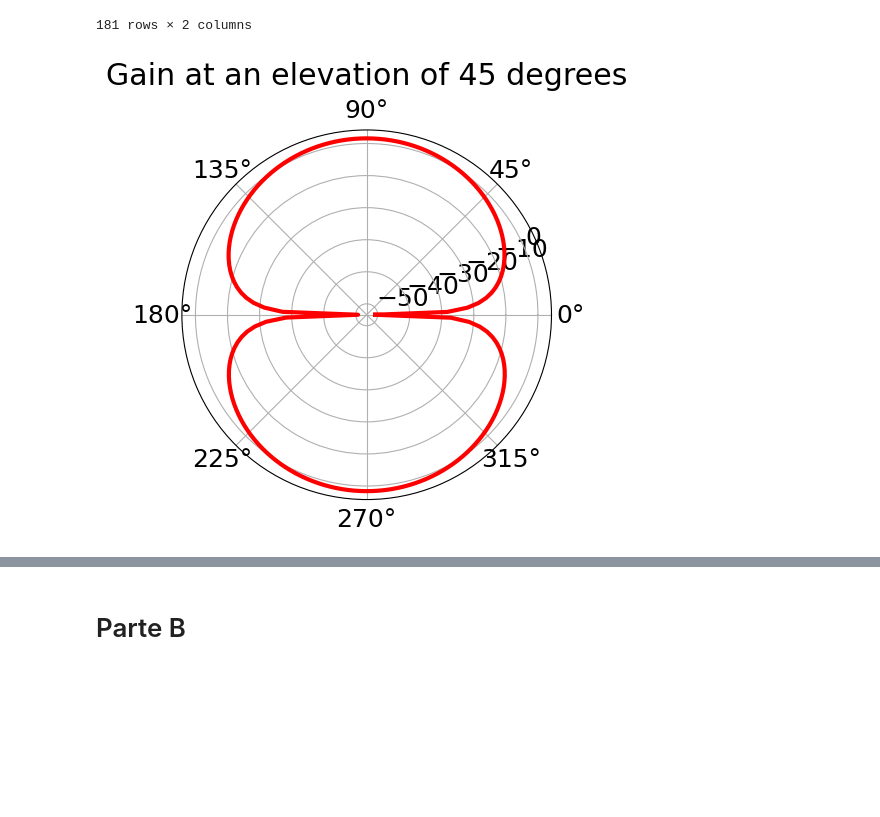
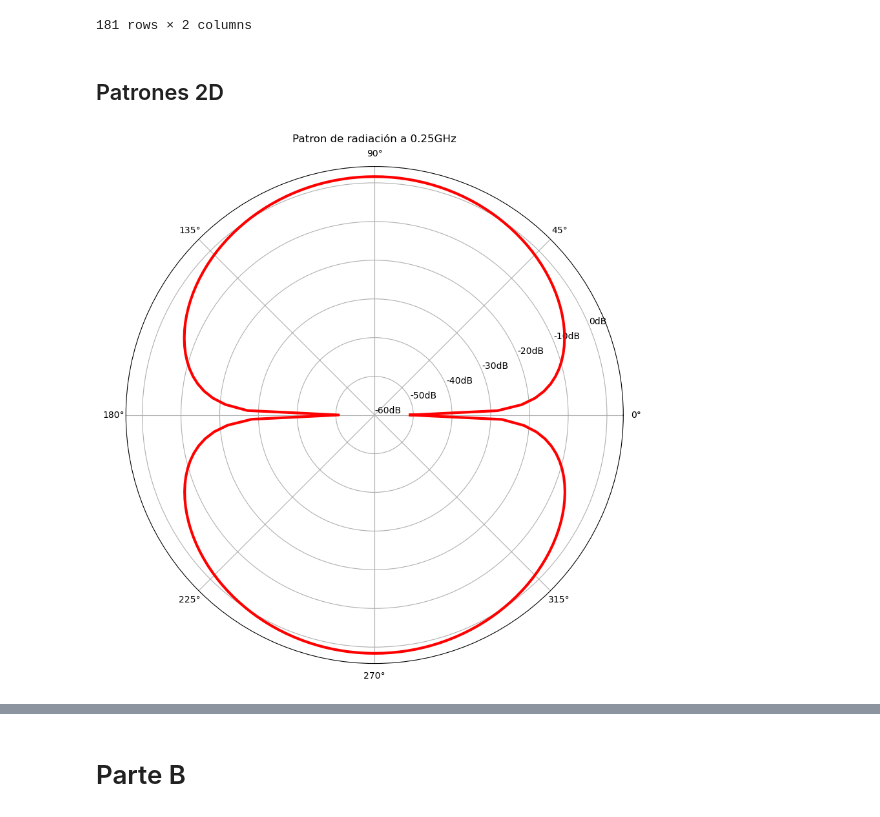
Before and after one commit to aitkenbug/shiny-funicular, a Jupyter notebook: Antenas/Graficos/graphs.ipynb, the cells around one changed output, grey strips where cells are left out. Saved outputs shown, nothing was run; the diff lists cells and outputs as text; code cells hidden in the pictures; blank space fills up the shorter version.

```diff
--- a/Antenas/Graficos/graphs.ipynb
+++ b/Antenas/Graficos/graphs.ipynb
@@ -5,12 +5,16 @@ import pandas as pd
 # %%
 #importacion de CSVs de la data de HFSS
 
-nonchange = pd.read_csv("C:/Users/kabuto/Documents/Github/shiny-funicular/Antenas/Graficos/data/sweepnonchange.csv")
-sparametro = pd.read_csv("C:/Users/kabuto/Documents/Github/shiny-funicular/Antenas/Graficos/data/Parametro S(1,1).csv")
-pattern2D025 = pd.read_csv("C:/Users/kabuto/Documents/Github/shiny-funicular/Antenas/Graficos/data/2D pattern 0.25GHz.csv")
-pattern2D1 = pd.read_csv("C:/Users/kabuto/Documents/Github/shiny-funicular/Antenas/Graficos/data/2D pattern 1GHz.csv")
-pattern2D2 = pd.read_csv("C:/Users/kabuto/Documents/Github/shiny-funicular/Antenas/Graficos/data/2D pattern 2GHz.csv")
-pattern2D3 = pd.read_csv("C:/Users/kabuto/Documents/Github/shiny-funicular/Antenas/Graficos/data/2D pattern 3GHz.csv")
+nonchange = pd.read_csv("https://raw.githubusercontent.com/aitkenbug/shiny-funicular/main/Antenas/Graficos/data/sweepnonchange.csv")
+sparametro = pd.read_csv("https://raw.githubusercontent.com/aitkenbug/shiny-funicular/main/Antenas/Graficos/data/Parametro%20S(1%2C1).csv")
+pattern2D025 = pd.read_csv("https://raw.githubusercontent.com/aitkenbug/shiny-funicular/main/Antenas/Graficos/data/2D%20pattern%200.25GHz.csv")
+pattern2D1 = pd.read_csv("https://raw.githubusercontent.com/aitkenbug/shiny-funicular/main/Antenas/Graficos/data/2D%20pattern%201GHz.csv")
+pattern2D2 = pd.read_csv("https://raw.githubusercontent.com/aitkenbug/shiny-funicular/main/Antenas/Graficos/data/2D%20pattern%202GHz.csv")
+pattern2D3 = pd.read_csv("https://raw.githubusercontent.com/aitkenbug/shiny-funicular/main/Antenas/Graficos/data/2D%20pattern%203GHz.csv")
+pattern3D025 = pd.read_csv("https://raw.githubusercontent.com/aitkenbug/shiny-funicular/main/Antenas/Graficos/data/3D%20pattern%200.25GHz.csv")
+pattern3D1 = pd.read_csv("https://raw.githubusercontent.com/aitkenbug/shiny-funicular/main/Antenas/Graficos/data/3D%20pattern%201GHz.csv")
+pattern3D2 = pd.read_csv("https://raw.githubusercontent.com/aitkenbug/shiny-funicular/main/Antenas/Graficos/data/3D%20pattern%202GHz.csv")
+pattern3D3 = pd.read_csv("https://raw.githubusercontent.com/aitkenbug/shiny-funicular/main/Antenas/Graficos/data/3D%20pattern%203GHz.csv")
 # %% [markdown]
 # Parte A
 # %%
@@ -54,13 +58,19 @@ def to_rad(deg):
     for i in deg:
         rad1.append(i*0.017453)
     return rad1
+# %% [markdown]
+## Patrones 2D
 # %%
+# Patron 2D para 0.25GHz
+
+plt.figure(figsize=(10,10))
 ax = plt.subplot(111, polar=True)
 ax.plot(to_rad(pattern2D025["Theta [deg]"]), pattern2D025["dB(GainTotal) [] - Freq='0.25GHz' Phi='0deg'"], color='r', linewidth=3)
 ax.grid(True)
-
-ax.set_title("Gain at an elevation of 45 degrees", va='bottom')
+ax.set_yticks(np.array([-60,-50,-40,-30,-20,-10,0]))
+ax.set_yticklabels(["-60dB","-50dB","-40dB","-30dB","-20dB","-10dB","0dB"])
+ax.set_title("Patron de radiación a 0.25GHz", va='bottom')
 plt.savefig('RadiationPattern2D025.png')
 plt.show()
 # %% [output]
-[figure, old version]
+[figure, new version]
```
Also changed, not shown: parts of 8 cells of this notebook, 4 other files.
